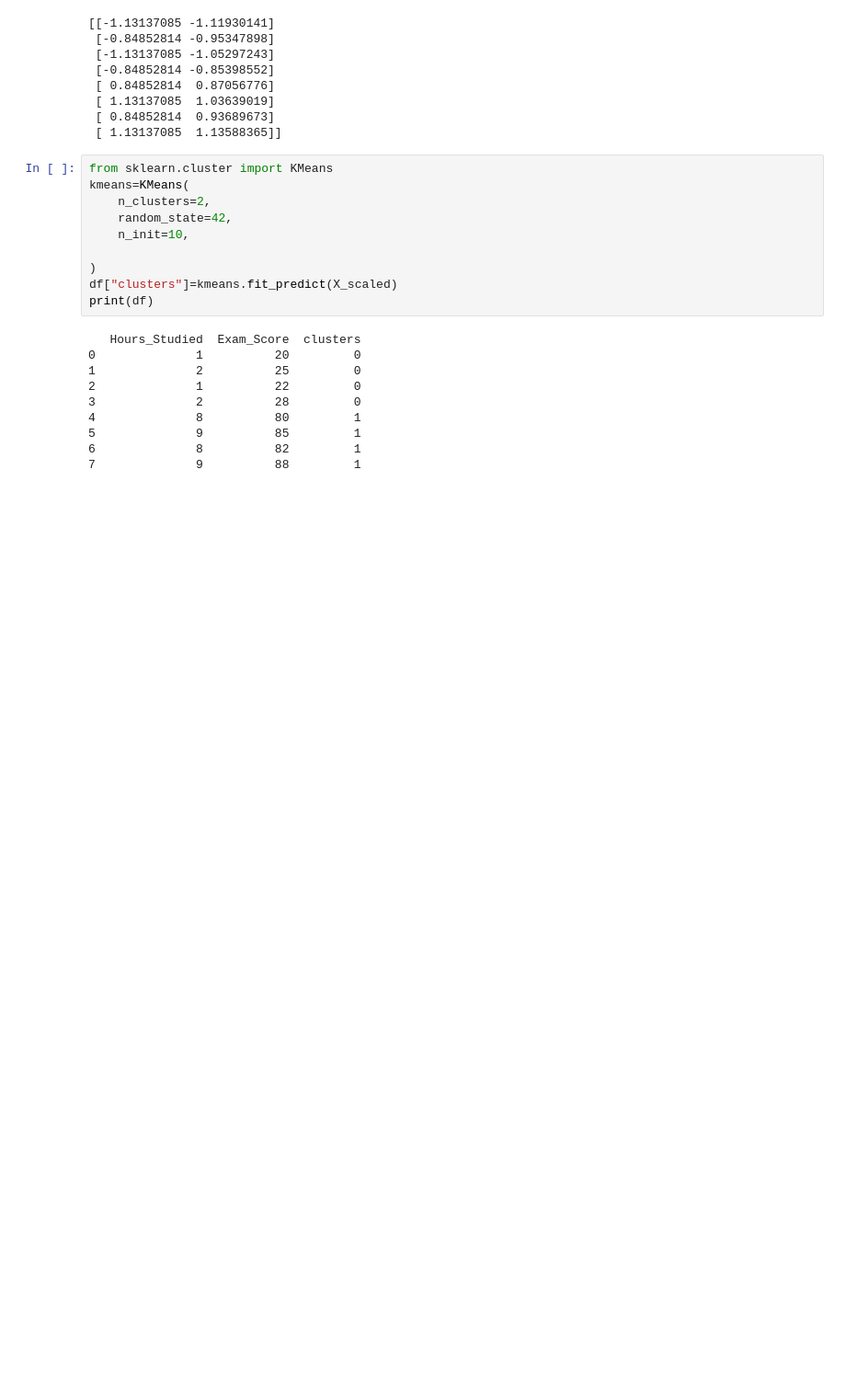
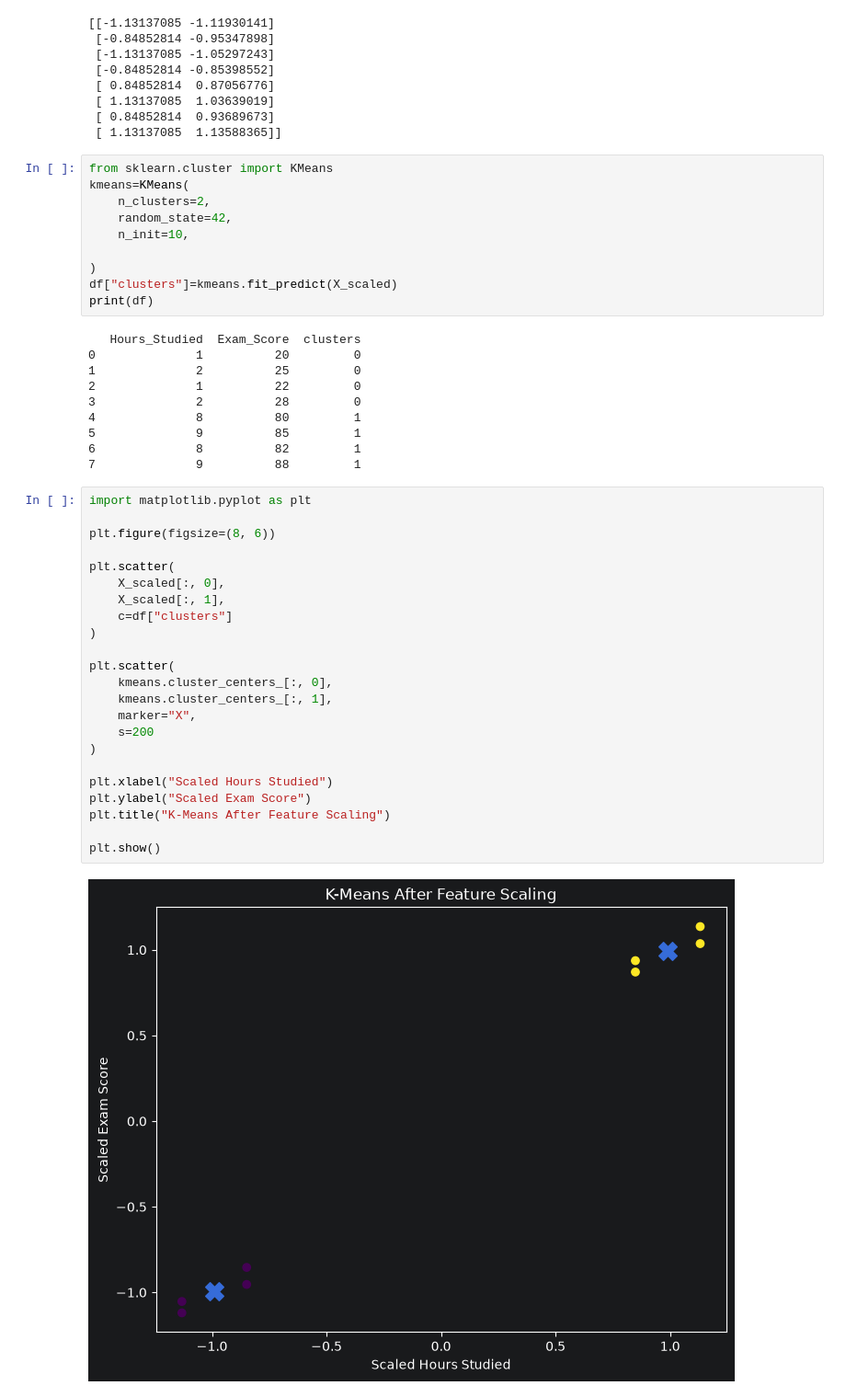
Before and after one commit to MUHAMMADZARYABKHAN-21/new.py, a Jupyter notebook: SCIKIT/Lesson25K_means_clustering.ipynb, the cells around one changed output. Shown at 92% size. Saved outputs shown, nothing was run; the diff lists cells and outputs as text; blank space fills up the shorter version.

Commit message:
feature scaling in kmeans-clustering+important features of k means

```diff
--- a/SCIKIT/Lesson25K_means_clustering.ipynb
+++ b/SCIKIT/Lesson25K_means_clustering.ipynb
@@ -385,3 +385,28 @@ print(df)
 5              9          85         1
 6              8          82         1
 7              9          88         1
+# %%
+import matplotlib.pyplot as plt
+
+plt.figure(figsize=(8, 6))
+
+plt.scatter(
+    X_scaled[:, 0],
+    X_scaled[:, 1],
+    c=df["clusters"]
+)
+
+plt.scatter(
+    kmeans.cluster_centers_[:, 0],
+    kmeans.cluster_centers_[:, 1],
+    marker="X",
+    s=200
+)
+
+plt.xlabel("Scaled Hours Studied")
+plt.ylabel("Scaled Exam Score")
+plt.title("K-Means After Feature Scaling")
+
+plt.show()
+# %% [output]
+[figure, added]
```
